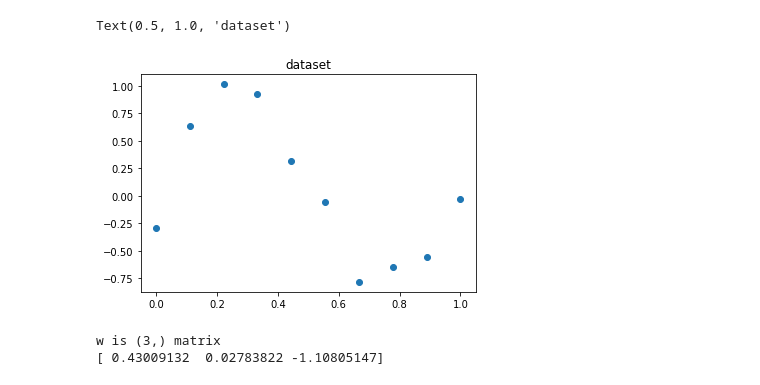
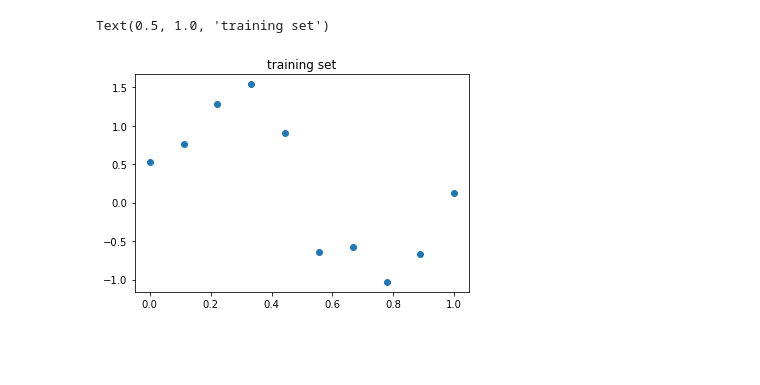
Before and after one commit to jaehosung/ml4se_codes, a Jupyter notebook: MLStudy_exercise03_refactor.ipynb, the cells around one changed output. Cells and saved outputs as stored; diff of their text form; code cells hidden in the pictures; blank space fills up the shorter version.

Commit message:
Refactor exercise03

```diff
--- a/MLStudy_exercise03_refactor.ipynb
+++ b/MLStudy_exercise03_refactor.ipynb
@@ -12,12 +10,13 @@ N=10                 # 샘플을 취득하는 위치 x의 개수
 M_list=[0,1,3,9]     # 그래프로 표현할 다항식의 차수
 # %%
 # 데이터 셋 생성 함수(create_dataset) 선언하기
-# 데이터셋 {x_n,y_n} (n=1...N))
-def create_dataset(num):
-    dataset = pd.DataFrame(columns=['x','y'])
-    for i in range(num):
-        x = float(i)/float(num-1)
-        y = np.sin(2*np.pi*x) + normal(scale = 0.3)                 # scale은 standard deviation.
-        dataset = dataset.append(pd.Series([x,y],index=['x','y']),  # pandas.DataFrame.append(): 새로운 객체 반환.
-                                 ignore_index = True)               # index가 0, 1, ...
+# 데이터셋 {x_n,t_n} (n=1...N))
+def create_dataset(N):
+    dataset = pd.DataFrame(columns=['x','t'])
+    for i in range(N):
+        x = float(i)/float(N-1)
+        t = np.sin(2*np.pi*x) + normal(scale = 0.3)
+        # standard deviation.
+        dataset = dataset.append(pd.Series([x,t],index=['x','t']),
+                                 ignore_index = True)
     return dataset
@@ -41,37 +23,16 @@ train_set
 # %%
-# 트레인 데이터셋 출력
-X = train_set['x'] # X는 pandas.core.series.Series 객체.
-Y = train_set['y'] # Y는 pandas.core.series.Series 객체.
+# 학습시킬 데이터 생성하기
+training_set = create_dataset(N)
 
-plt.scatter(X,Y)
-plt.title('dataset')
+# N개의 관측점/관측값 가지는 트레이닝 셋 DataFrame 출력
+training_set
+
+# 트레이닝 셋 그래프 출력
+x = training_set['x'] # x는 pandas.core.series.Series 객체.
+t = training_set['t'] # t는 pandas.core.series.Series 객체.
+
+plt.scatter(x,t)
+plt.title('training set')
 # %% [output]
-Text(0.5, 1.0, 'dataset')
+Text(0.5, 1.0, 'training set')
-[figure, old version]
+[figure, new version]
-# %%
-# M이 2이고, N = 10일 때 최우추정법으로 추정하기 (다항식의 w값 찾기)
-
-# 정규분포를 가정하였기 때문에, 최소제곱법(exercise02)과 동일한 방법으로 계산 가능함
-
-# w: (3,1) matrix
-# phi: (10,3) matrix
-# wT * phiT * phi - tT * phi = 0
-# w = inv(phiT * phi) * phiT * t
-
-M = 2
-
-t = train_set.y                           # {t}: (N, 1) matrix (vector)
-phi = pd.DataFrame()
-for i in range(0,M+1):
-    p = train_set.x**i
-    p.name="x**%d" % i
-    phi = pd.concat([phi,p], axis=1)        # phi matrix에 새로운 column 추가.
-
-tmp = np.linalg.inv(np.dot(phi.T, phi))     # tmp = inv(phiT * phi)
-w = np.dot(np.dot(tmp, phi.T), t)           # ws = inv(phiT * phi) * phiT * t
-
-print("w is " + str(w.shape) + " matrix")
-print(w)
-# %% [output]
-w is (3,) matrix
-[ 0.43009132  0.02783822 -1.10805147]
```
Also changed, not shown: parts of 16 cells of this notebook, 1 other file.
